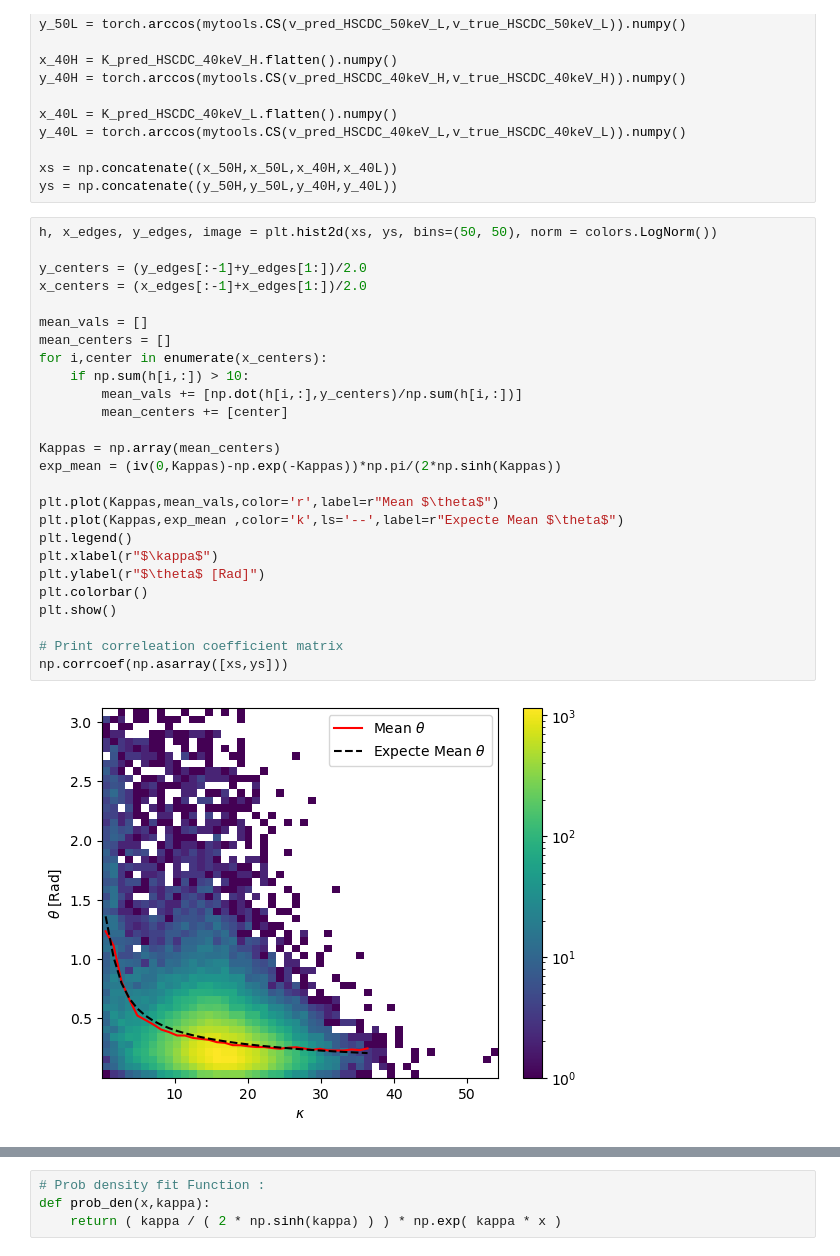
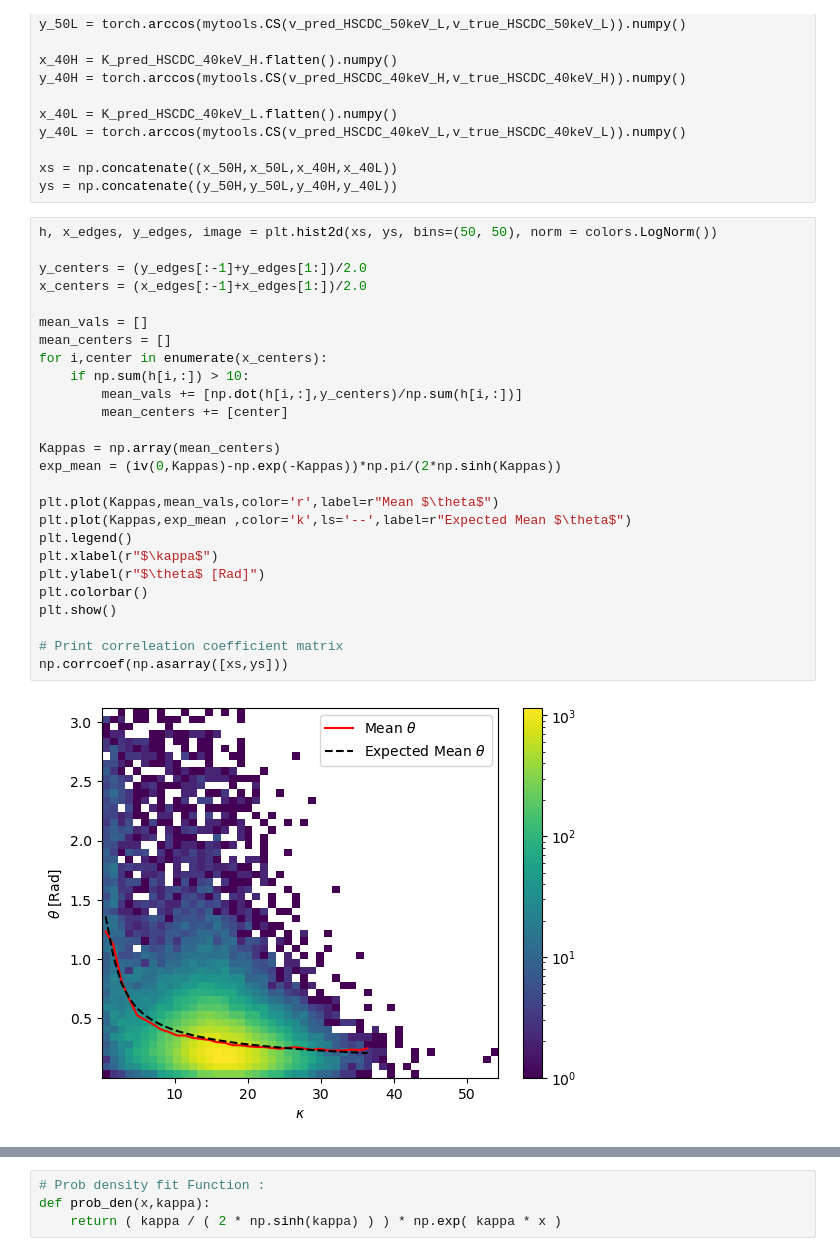
Before and after one commit to mghrear/3D_Heteroscedastic_Convnet, a Jupyter notebook: test_kappa.ipynb, the cells around one changed output, grey strips where cells are left out. Drawn from its saved outputs; the diff is of its cells as text.

```diff
--- a/test_kappa.ipynb
+++ b/test_kappa.ipynb
@@ -91,28 +91,28 @@ ys = np.concatenate((y_50H,y_50L,y_40H,y_40L))
 # %%
 h, x_edges, y_edges, image = plt.hist2d(xs, ys, bins=(50, 50), norm = colors.LogNorm())
 
 y_centers = (y_edges[:-1]+y_edges[1:])/2.0
 x_centers = (x_edges[:-1]+x_edges[1:])/2.0
 
 mean_vals = []
 mean_centers = []
 for i,center in enumerate(x_centers):
     if np.sum(h[i,:]) > 10:
         mean_vals += [np.dot(h[i,:],y_centers)/np.sum(h[i,:])]
         mean_centers += [center]
 
 Kappas = np.array(mean_centers)
 exp_mean = (iv(0,Kappas)-np.exp(-Kappas))*np.pi/(2*np.sinh(Kappas))
 
 plt.plot(Kappas,mean_vals,color='r',label=r"Mean $\theta$")
-plt.plot(Kappas,exp_mean ,color='k',ls='--',label=r"Expecte Mean $\theta$")
+plt.plot(Kappas,exp_mean ,color='k',ls='--',label=r"Expected Mean $\theta$")
 plt.legend()
 plt.xlabel(r"$\kappa$")
 plt.ylabel(r"$\theta$ [Rad]")
 plt.colorbar()
 plt.show()
 
 # Print correleation coefficient matrix
 np.corrcoef(np.asarray([xs,ys]))
 # %% [output]
-[figure, old version]
+[figure, new version]
```
Also changed, not shown: parts of 2 cells of this notebook, 1 other file.
